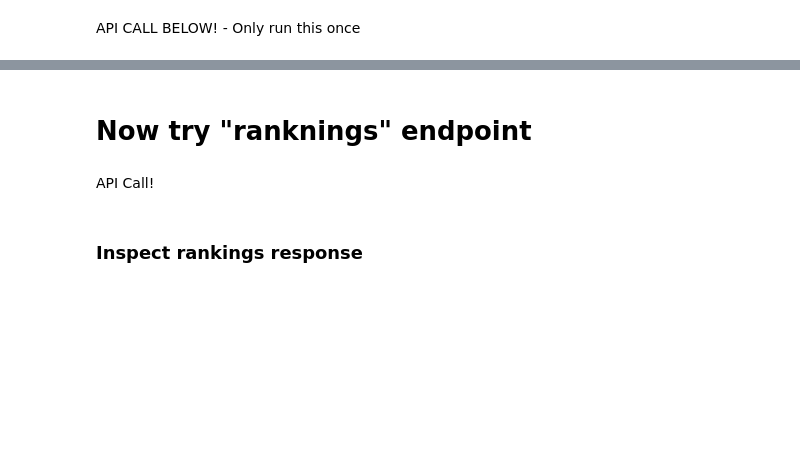
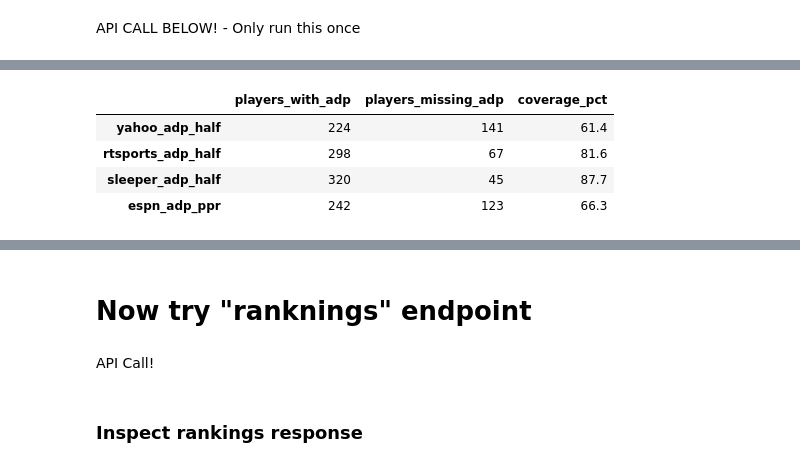
Before and after one commit to brad-dotson/Fantasy_Football_Data_Pipeline, a Jupyter notebook: notebooks/00_fantasypros_api_sandbox.ipynb, the cells around one changed output, grey strips where cells are left out. Saved outputs shown, nothing was run; the diff lists cells and outputs as text; code cells hidden in the pictures; blank space fills up the shorter version.

```diff
--- a/notebooks/00_fantasypros_api_sandbox.ipynb
+++ b/notebooks/00_fantasypros_api_sandbox.ipynb
@@ -267,0 +391,24 @@ print("Experts available:", available_data.get("experts_available"))
+# %%
+# Check coverage
+adp_columns = [
+    "yahoo_adp_half",
+    "rtsports_adp_half",
+    "sleeper_adp_half",
+    "espn_adp_ppr",
+]
+
+coverage_summary = pd.DataFrame(
+    {
+        "players_with_adp": adp_coverage_df[adp_columns].notna().sum(),
+        "players_missing_adp": adp_coverage_df[adp_columns].isna().sum(),
+        "coverage_pct": adp_coverage_df[adp_columns].notna().mean() * 100,
+    }
+)
+
+coverage_summary.round(1)
+# %% [output]
+|  | players_with_adp | players_missing_adp | coverage_pct |
+| yahoo_adp_half | 224 | 141 | 61.4 |
+| rtsports_adp_half | 298 | 67 | 81.6 |
+| sleeper_adp_half | 320 | 45 | 87.7 |
+| espn_adp_ppr | 242 | 123 | 66.3 |
```
Also changed, not shown: parts of 60 cells of this notebook, 1 other file.
